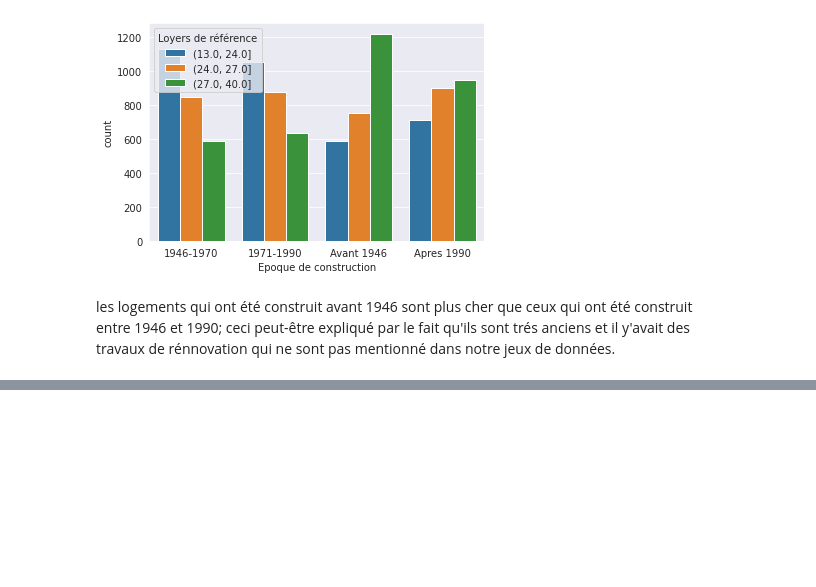
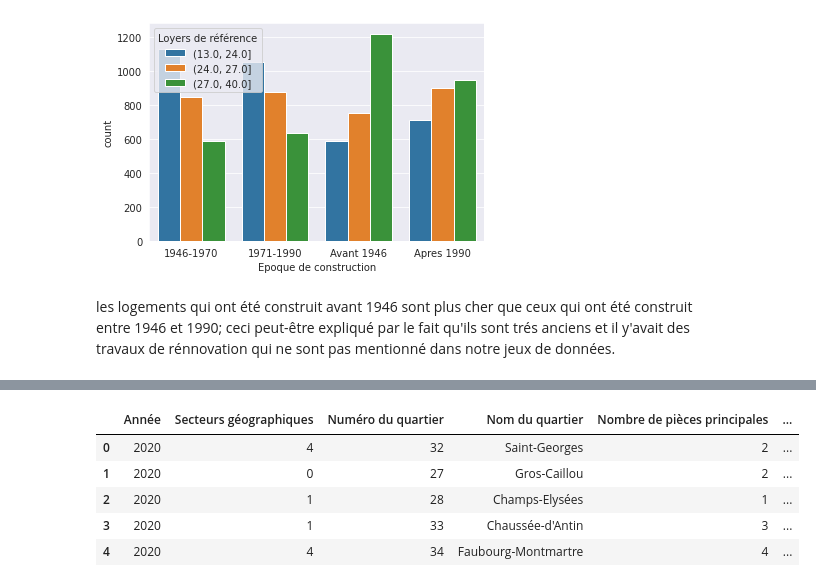
Before and after one commit to dhiakhouja/logement_analyse, a Jupyter notebook: logement-encadrement-des-loyers.ipynb, the cells around one changed output, grey strips where cells are left out. Saved outputs shown, nothing was run; the diff lists cells and outputs as text; code cells hidden in the pictures; blank space fills up the shorter version.

```diff
--- a/logement-encadrement-des-loyers.ipynb
+++ b/logement-encadrement-des-loyers.ipynb
@@ -343,0 +375,11 @@ les logements qui ont été construit avant 1946 sont plus cher que ceux qui ont
+# %%
+df[["Secteurs géographiques","Numéro du quartier","Epoque de construction","Type de location","code_pos"]] = df[["Secteurs géographiques","Numéro du quartier","Epoque de construction","Type de location","code_pos"]].apply(LabelEncoder().fit_transform)
+# %%
+df.head()
+# %% [output]
+|  | Année | Secteurs géographiques | Numéro du quartier | Nom du quartier | Nombre de pièces principales | ... |
+| 0 | 2020 | 4 | 32 | Saint-Georges | 2 | ... |
+| 1 | 2020 | 0 | 27 | Gros-Caillou | 2 | ... |
+| 2 | 2020 | 1 | 28 | Champs-Elysées | 1 | ... |
+| 3 | 2020 | 1 | 33 | Chaussée-d'Antin | 3 | ... |
+| 4 | 2020 | 4 | 34 | Faubourg-Montmartre | 4 | ... |
```
Also changed, not shown: parts of 22 cells of this notebook.
